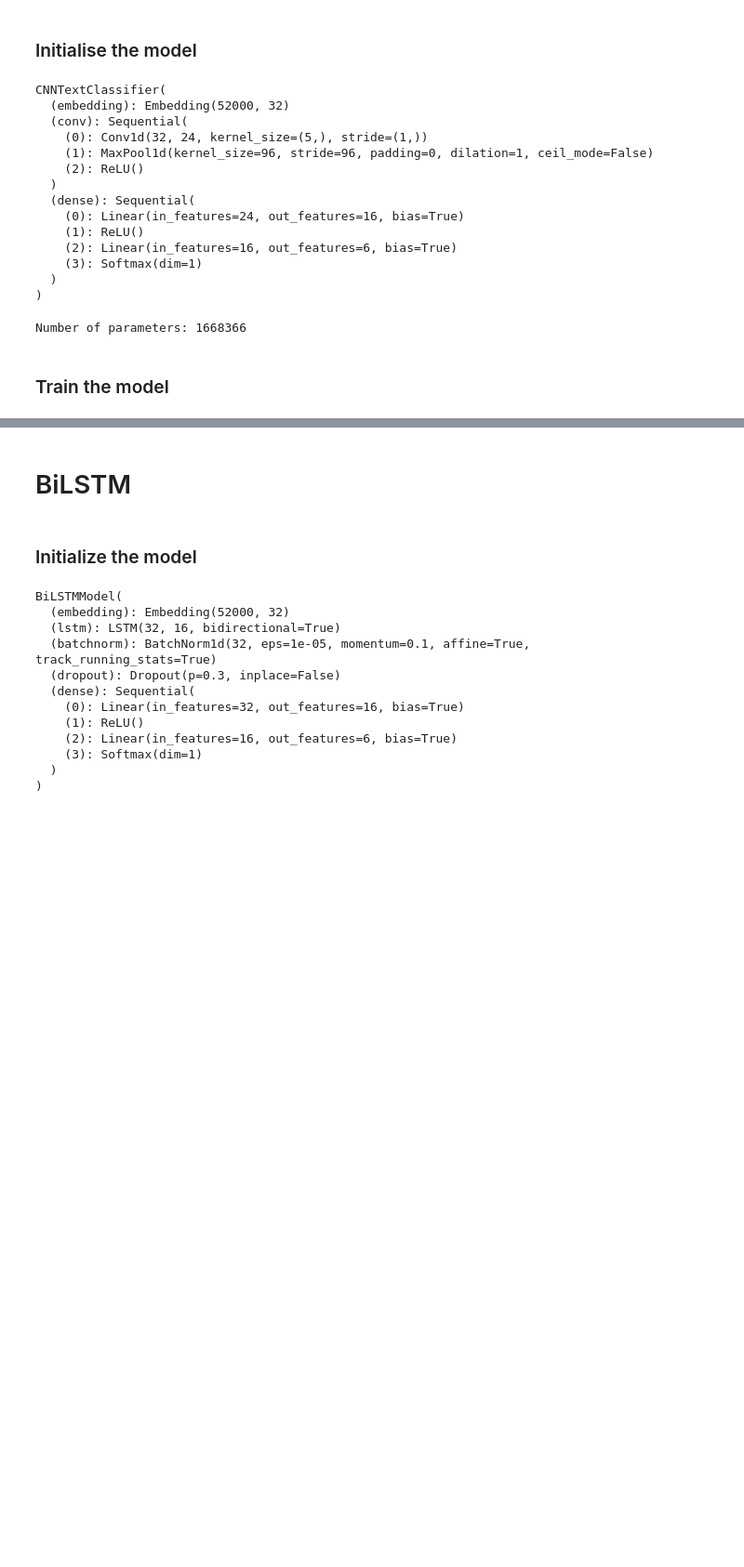
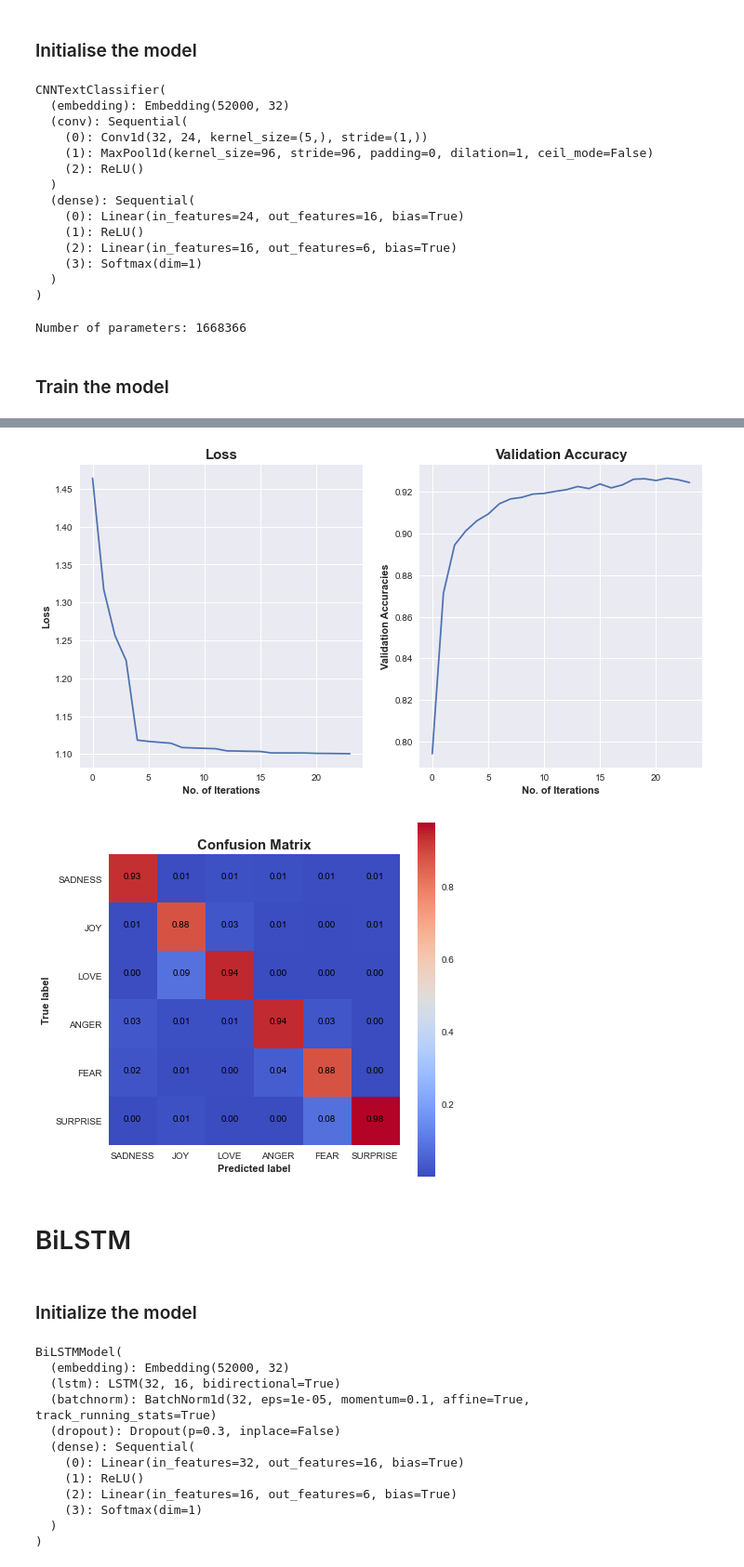
Before and after one commit to Kshitij301199/Emotion_Classification, a Jupyter notebook: jupyter_notebooks/models.ipynb, the cells around one changed output, grey strips where cells are left out. Shown: that part at 93% size. Cells and saved outputs as stored; diff of their text form; code cells hidden in the pictures; blank space fills up the shorter version.

```diff
--- a/jupyter_notebooks/models.ipynb
+++ b/jupyter_notebooks/models.ipynb
@@ -197,4 +206,65 @@ print(output_df)
 # %%
 torch.save(model, f= "../model/cnn.pth")
+# %%
+import matplotlib.pyplot as plt
+import seaborn as sns
+from typing import List, AnyStr
+from itertools import product
+
+def plot_loss_acc(loss: List, accs: List, modelname: AnyStr, plot = False) -> None:
+    plt.style.use("seaborn")
+    fig, axes = plt.subplots(1,2, figsize= (12,6))
+    num_of_items = len(loss)
+    sns.lineplot(ax= axes[0], x= range(num_of_items), y= loss)
+    sns.lineplot(ax= axes[1], x= range(num_of_items), y= accs)
+
+    axes[0].set_xlabel("No. of Iterations", fontdict={"fontweight":"bold"})
+    axes[1].set_xlabel("No. of Iterations", fontdict={"fontweight":"bold"})
+    axes[0].set_ylabel("Loss", fontdict={"fontweight":"bold"})
+    axes[1].set_ylabel("Validation Accuracies", fontdict={"fontweight":"bold"})
+    axes[0].set_title("Loss", fontdict={"fontweight":"bold", "fontsize":15})
+    axes[1].set_title("Validation Accuracy", fontdict={"fontweight":"bold", "fontsize":15})
+    if plot:
+        plt.show()
+    else:
+        if modelname == 'bilstm':
+            fig.savefig(fname= "../images/bilstm_loss_acc.png", dpi=300)
+        elif modelname == 'cnn':
+            fig.savefig(fname= "../images/cnn_loss_acc.png", dpi=300)
+
+def plot_confusion_matrix(conf_matrix, modelname, plot= False):
+    labels = {0: "SADNESS", 1: "JOY", 2: "LOVE", 3: "ANGER", 4: "FEAR", 5: "SURPRISE"}
+    plt.style.use("seaborn")
+    plt.figure(figsize=(7,7))
+    norm_conf_mat = np.divide(conf_matrix, np.sum(conf_matrix, axis= 0))
+    plt.imshow(norm_conf_mat, cmap='coolwarm', interpolation='nearest')
+    plt.colorbar()
+
+    plt.xticks(list(labels.keys()), [labels[i] for i in range(len(labels))])
+    plt.yticks(list(labels.keys()), [labels[i] for i in range(len(labels))])
+
+    fmt = '.2f'
+    for i, j in product(range(norm_conf_mat.shape[0]), range(norm_conf_mat.shape[1])):
+        plt.text(j, i, format(norm_conf_mat[i, j], fmt),
+                 horizontalalignment="center",
+                 color="black")
+
+    plt.xlabel('Predicted label',fontdict={"fontweight":"bold"})
+    plt.ylabel('True label',fontdict={"fontweight":"bold"})
+    plt.title('Confusion Matrix',fontdict={"fontsize":15,"fontweight":"bold"})
+    plt.grid(False)
+    if plot:
+        plt.show()
+    else:
+        if modelname == 'bilstm':
+            plt.savefig(fname= "../images/bilstm_confmat.png", dpi=300)
+        elif modelname == 'cnn':
+            plt.savefig(fname= "../images/cnn_confmat.png", dpi=300)
+
+plot_loss_acc(loss= losses, accs= accs, modelname= 'cnn', plot= False)
+plot_confusion_matrix(conf_matrix= conf_mat, modelname= 'cnn', plot= False)
+# %% [output]
+[figure, added]
+[figure, added]
 # %% [markdown]
 # BiLSTM
```
Also changed, not shown: parts of 23 cells of this notebook, 7 other files.
